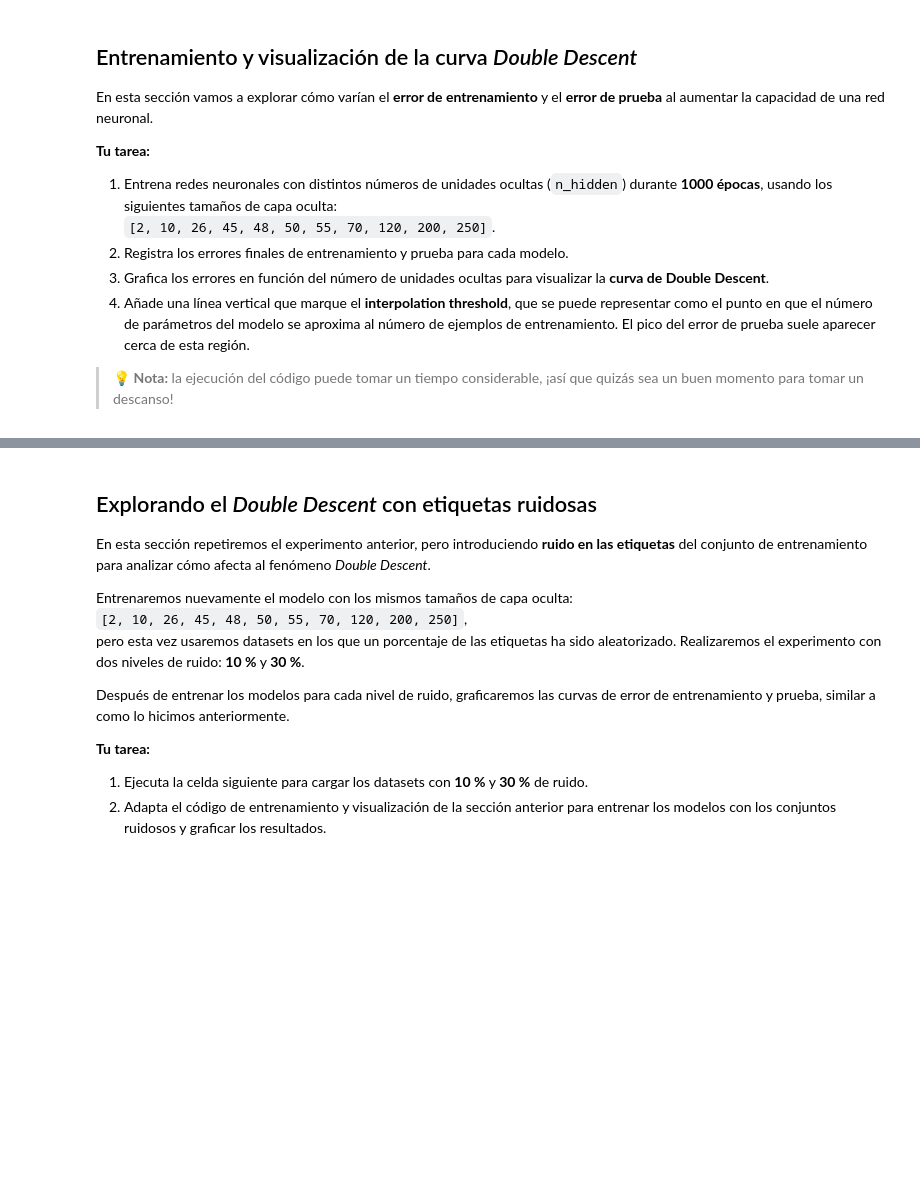
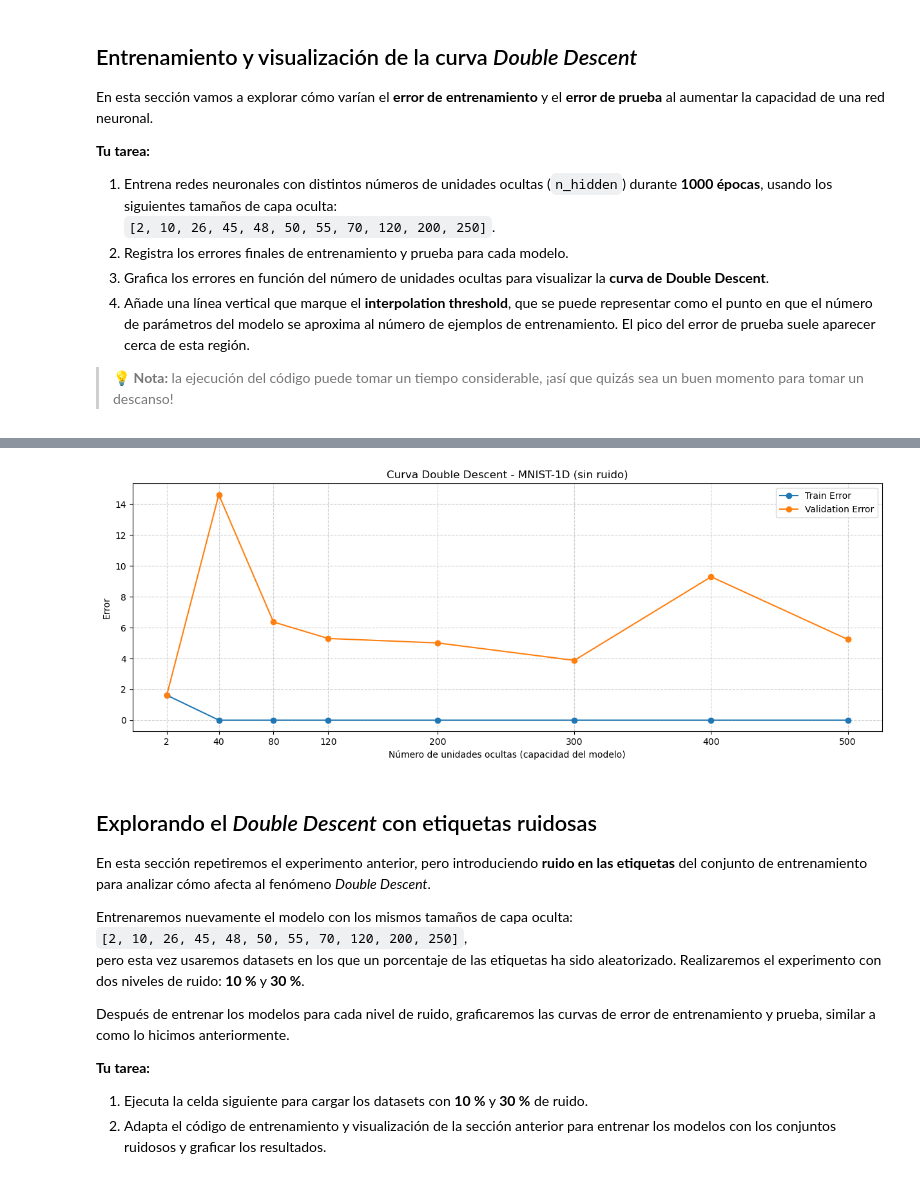
Before and after one commit to nataliacampiglia/deep_learling_tarea_2, a Jupyter notebook: Notebook_Double_Descent.ipynb, the cells around one changed output, grey strips where cells are left out. Saved outputs shown, nothing was run; the diff lists cells and outputs as text; code cells hidden in the pictures; blank space fills up the shorter version.

```diff
--- a/Notebook_Double_Descent.ipynb
+++ b/Notebook_Double_Descent.ipynb
@@ -343,3 +364,7 @@ plot_double_descent(training_errors, validation_errors)
+# %%
+plot_double_descent(training_errors_long, validation_errors_long, hidden_sizes=LONG_HIDDEN_SIZES)
+# %% [output]
+[figure, added]
 # %% [markdown]
 ## Explorando el *Double Descent* con etiquetas ruidosas
 
```
Also changed, not shown: parts of 14 cells of this notebook, 1 other file.
